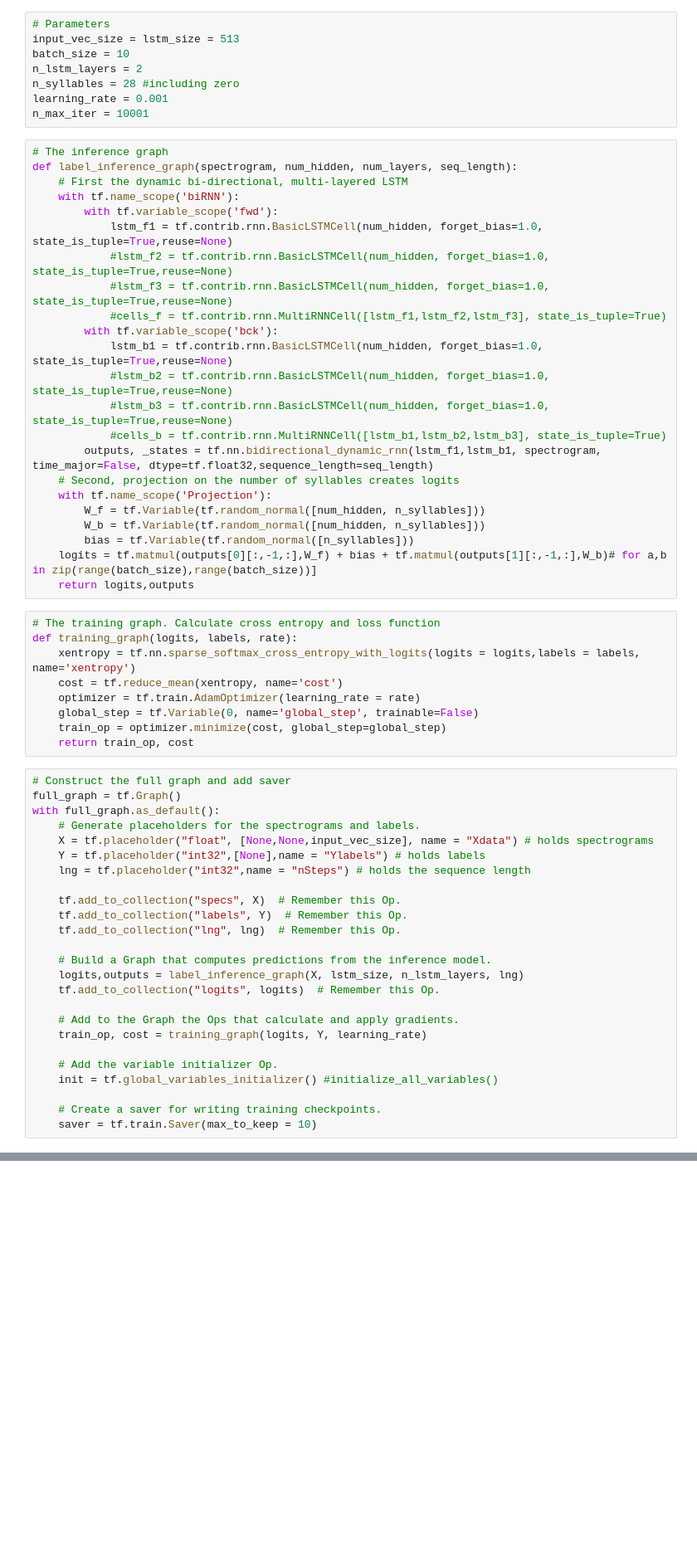
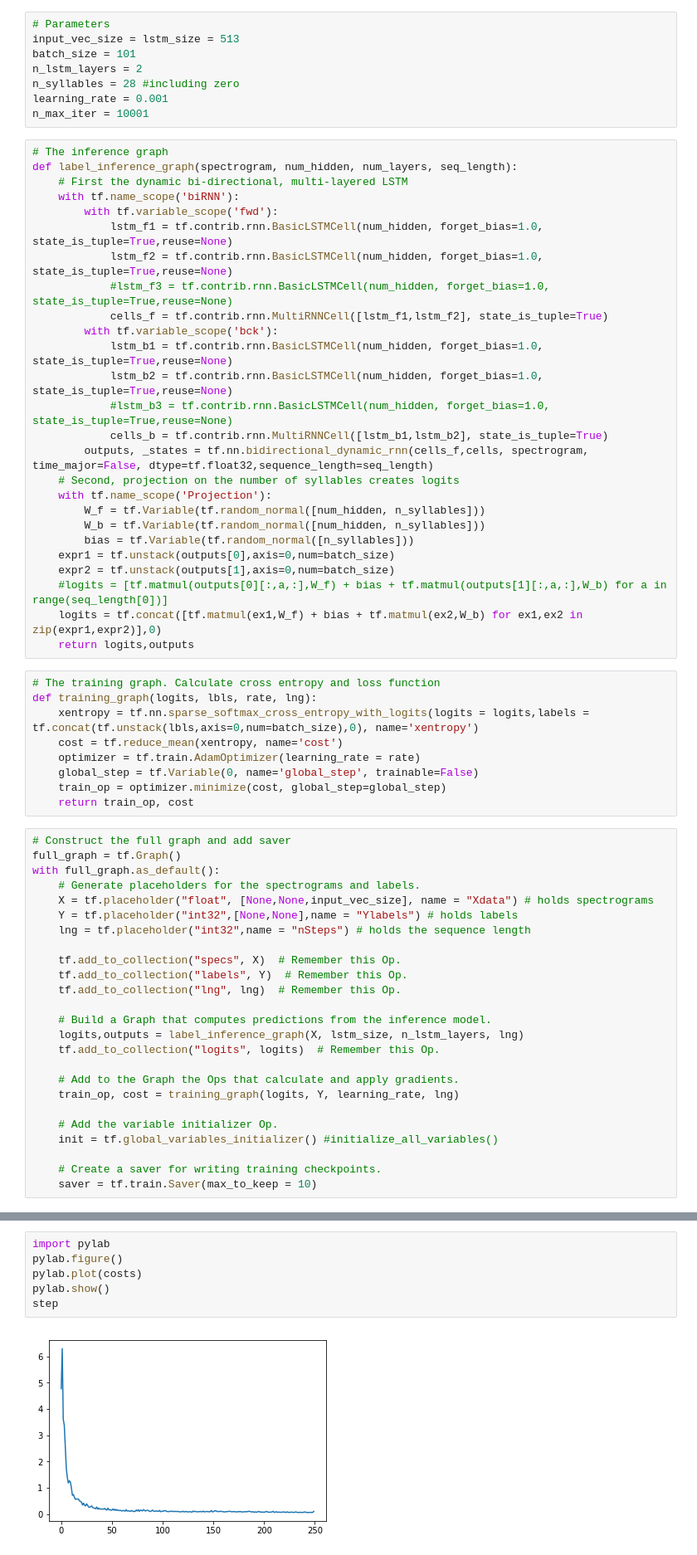
Before and after one commit to vocalpy/vak, a Jupyter notebook: bidirectional_LSTM_with_cost_batch.ipynb, the cells around one changed output, grey strips where cells are left out. Shown at 83% size. Saved outputs shown, nothing was run; the diff lists cells and outputs as text; blank space fills up the shorter version.

```diff
--- a/bidirectional_LSTM_with_cost_batch.ipynb
+++ b/bidirectional_LSTM_with_cost_batch.ipynb
@@ -20,7 +20,7 @@ training_records_dir = '/Users/yardenc/Documents/Experiments/Imaging/CanaryData/
 # %%
 # Parameters
 input_vec_size = lstm_size = 513
-batch_size = 10
+batch_size = 101
 n_lstm_layers = 2
 n_syllables = 28 #including zero
 learning_rate = 0.001
@@ -32,26 +32,29 @@ def label_inference_graph(spectrogram, num_hidden, num_layers, seq_length):
     with tf.name_scope('biRNN'):
         with tf.variable_scope('fwd'):
             lstm_f1 = tf.contrib.rnn.BasicLSTMCell(num_hidden, forget_bias=1.0, state_is_tuple=True,reuse=None)
-            #lstm_f2 = tf.contrib.rnn.BasicLSTMCell(num_hidden, forget_bias=1.0, state_is_tuple=True,reuse=None)
+            lstm_f2 = tf.contrib.rnn.BasicLSTMCell(num_hidden, forget_bias=1.0, state_is_tuple=True,reuse=None)
             #lstm_f3 = tf.contrib.rnn.BasicLSTMCell(num_hidden, forget_bias=1.0, state_is_tuple=True,reuse=None)
-            #cells_f = tf.contrib.rnn.MultiRNNCell([lstm_f1,lstm_f2,lstm_f3], state_is_tuple=True)
+            cells_f = tf.contrib.rnn.MultiRNNCell([lstm_f1,lstm_f2], state_is_tuple=True)
         with tf.variable_scope('bck'):
             lstm_b1 = tf.contrib.rnn.BasicLSTMCell(num_hidden, forget_bias=1.0, state_is_tuple=True,reuse=None)
-            #lstm_b2 = tf.contrib.rnn.BasicLSTMCell(num_hidden, forget_bias=1.0, state_is_tuple=True,reuse=None)
+            lstm_b2 = tf.contrib.rnn.BasicLSTMCell(num_hidden, forget_bias=1.0, state_is_tuple=True,reuse=None)
             #lstm_b3 = tf.contrib.rnn.BasicLSTMCell(num_hidden, forget_bias=1.0, state_is_tuple=True,reuse=None)
-            #cells_b = tf.contrib.rnn.MultiRNNCell([lstm_b1,lstm_b2,lstm_b3], state_is_tuple=True)
-        outputs, _states = tf.nn.bidirectional_dynamic_rnn(lstm_f1,lstm_b1, spectrogram, time_major=False, dtype=tf.float32,sequence_length=seq_length)
+            cells_b = tf.contrib.rnn.MultiRNNCell([lstm_b1,lstm_b2], state_is_tuple=True)
+        outputs, _states = tf.nn.bidirectional_dynamic_rnn(cells_f,cells, spectrogram, time_major=False, dtype=tf.float32,sequence_length=seq_length)
     # Second, projection on the number of syllables creates logits
     with tf.name_scope('Projection'):
         W_f = tf.Variable(tf.random_normal([num_hidden, n_syllables]))
         W_b = tf.Variable(tf.random_normal([num_hidden, n_syllables]))
         bias = tf.Variable(tf.random_normal([n_syllables]))
-    logits = tf.matmul(outputs[0][:,-1,:],W_f) + bias + tf.matmul(outputs[1][:,-1,:],W_b)# for a,b in zip(range(batch_size),range(batch_size))]
+    expr1 = tf.unstack(outputs[0],axis=0,num=batch_size)
+    expr2 = tf.unstack(outputs[1],axis=0,num=batch_size)
+    #logits = [tf.matmul(outputs[0][:,a,:],W_f) + bias + tf.matmul(outputs[1][:,a,:],W_b) for a in range(seq_length[0])]
+    logits = tf.concat([tf.matmul(ex1,W_f) + bias + tf.matmul(ex2,W_b) for ex1,ex2 in zip(expr1,expr2)],0)
     return logits,outputs
 # %%
 # The training graph. Calculate cross entropy and loss function
-def training_graph(logits, labels, rate):
-    xentropy = tf.nn.sparse_softmax_cross_entropy_with_logits(logits = logits,labels = labels, name='xentropy')
+def training_graph(logits, lbls, rate, lng):
+    xentropy = tf.nn.sparse_softmax_cross_entropy_with_logits(logits = logits,labels = tf.concat(tf.unstack(lbls,axis=0,num=batch_size),0), name='xentropy')
     cost = tf.reduce_mean(xentropy, name='cost')
     optimizer = tf.train.AdamOptimizer(learning_rate = rate)
     global_step = tf.Variable(0, name='global_step', trainable=False)
@@ -63,7 +66,7 @@ full_graph = tf.Graph()
 with full_graph.as_default():
     # Generate placeholders for the spectrograms and labels.
     X = tf.placeholder("float", [None,None,input_vec_size], name = "Xdata") # holds spectrograms
-    Y = tf.placeholder("int32",[None],name = "Ylabels") # holds labels
+    Y = tf.placeholder("int32",[None,None],name = "Ylabels") # holds labels
     lng = tf.placeholder("int32",name = "nSteps") # holds the sequence length
 
     tf.add_to_collection("specs", X)  # Remember this Op.
@@ -75,7 +78,7 @@ with full_graph.as_default():
     tf.add_to_collection("logits", logits)  # Remember this Op.
 
     # Add to the Graph the Ops that calculate and apply gradients.
-    train_op, cost = training_graph(logits, Y, learning_rate)
+    train_op, cost = training_graph(logits, Y, learning_rate, lng)
 
     # Add the variable initializer Op.
     init = tf.global_variables_initializer() #initialize_all_variables()
@@ -187,0 +149,8 @@ data1[:,1:4,:].shape
+# %%
+import pylab
+pylab.figure()
+pylab.plot(costs)
+pylab.show()
+step
+# %% [output]
+[figure, added]
```
Also changed, not shown: parts of 9 cells of this notebook.
